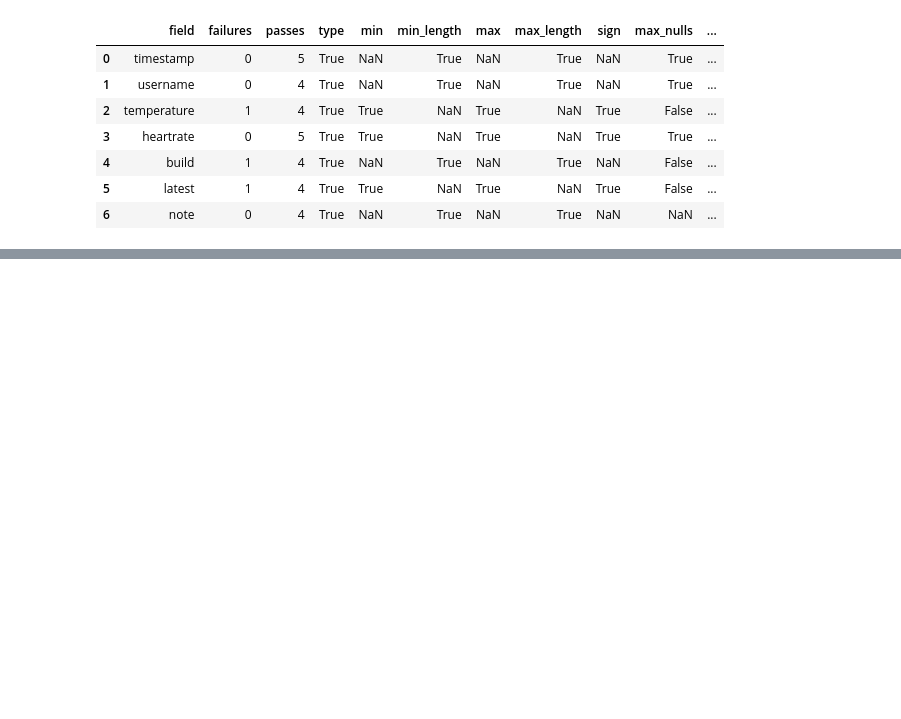
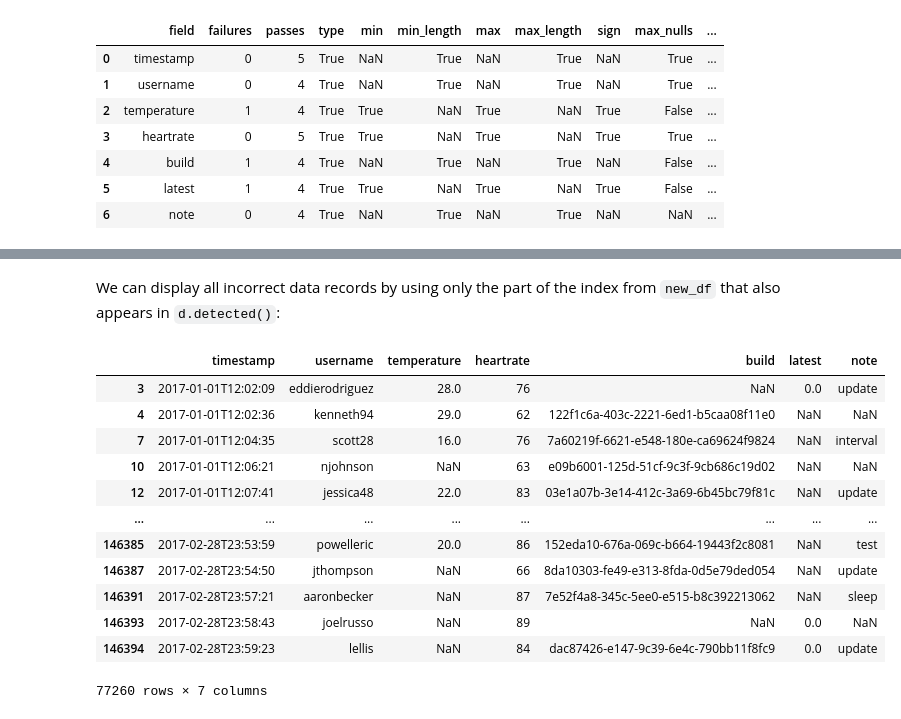
Before and after one commit to cusyio/Python4DataScience, a Jupyter notebook: docs/clean-prep/tdda.ipynb, the cells around one changed output, grey strips where cells are left out. Drawn from its saved outputs; the diff is of its cells as text; code cells hidden in the pictures; blank space fills up the shorter version.

Commit message:
:memo: Add tdda detect_df

```diff
--- a/docs/clean-prep/tdda.ipynb
+++ b/docs/clean-prep/tdda.ipynb
@@ -173,0 +178,4 @@ v.to_frame()
+# %%
+d = detect_df(new_df, "iot_example.json")
+
+d.detected()
@@ -173,0 +197,20 @@ v.to_frame()
+# %% [markdown]
+We can display all incorrect data records by using only the part of the index from `new_df` that also appears in `d.detected()`:
+# %%
+d_index = d.detected().index
+# %%
+new_df[new_df.index.isin(d_index)]
+# %% [output]
+|  | timestamp | username | temperature | heartrate | build | latest | note |
+| 3 | 2017-01-01T12:02:09 | eddierodriguez | 28.0 | 76 | NaN | 0.0 | update |
+| 4 | 2017-01-01T12:02:36 | kenneth94 | 29.0 | 62 | 122f1c6a-403c-2221-6ed1-b5caa08f11e0 | NaN | NaN |
+| 7 | 2017-01-01T12:04:35 | scott28 | 16.0 | 76 | 7a60219f-6621-e548-180e-ca69624f9824 | NaN | interval |
+| 10 | 2017-01-01T12:06:21 | njohnson | NaN | 63 | e09b6001-125d-51cf-9c3f-9cb686c19d02 | NaN | NaN |
+| 12 | 2017-01-01T12:07:41 | jessica48 | 22.0 | 83 | 03e1a07b-3e14-412c-3a69-6b45bc79f81c | NaN | update |
+| ... | ... | ... | ... | ... | ... | ... | ... |
+| 146385 | 2017-02-28T23:53:59 | powelleric | 20.0 | 86 | 152eda10-676a-069c-b664-19443f2c8081 | NaN | test |
+| 146387 | 2017-02-28T23:54:50 | jthompson | NaN | 66 | 8da10303-fe49-e313-8fda-0d5e79ded054 | NaN | update |
+| 146391 | 2017-02-28T23:57:21 | aaronbecker | NaN | 87 | 7e52f4a8-345c-5ee0-e515-b8c392213062 | NaN | sleep |
+| 146393 | 2017-02-28T23:58:43 | joelrusso | NaN | 89 | NaN | 0.0 | NaN |
+| 146394 | 2017-02-28T23:59:23 | lellis | NaN | 84 | dac87426-e147-9c39-6e4c-790bb11f8fc9 | 0.0 | update |
+77260 rows × 7 columns
```
Also changed, not shown: parts of 6 cells of this notebook, 1 other file.
